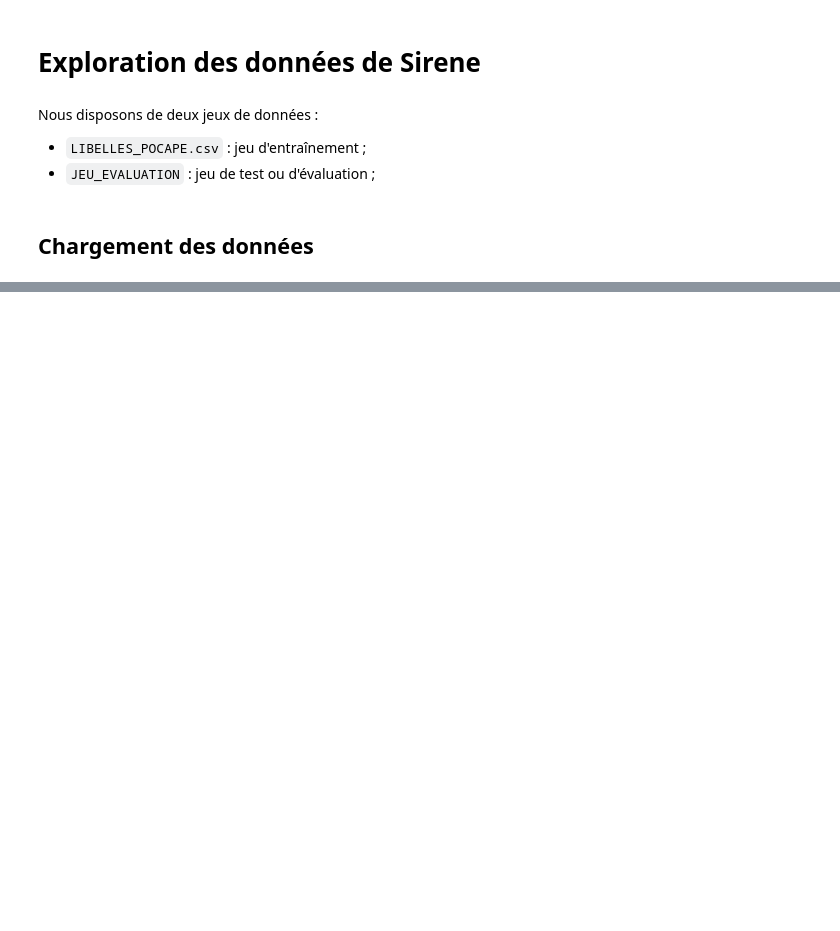
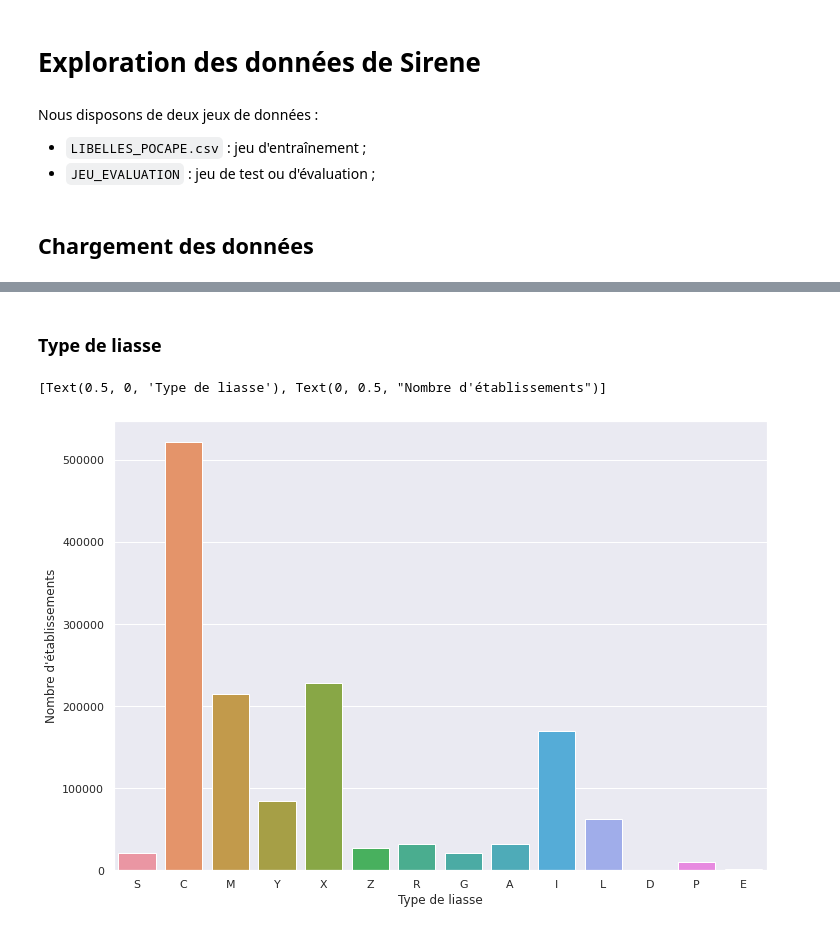
Before and after one commit to InseeFrLab/codif-ape-train, a Jupyter notebook: notebooks/data_exploration.ipynb, the cells around one changed output, grey strips where cells are left out. Cells and saved outputs as stored; diff of their text form; code cells hidden in the pictures; blank space fills up the shorter version.

```diff
--- a/notebooks/data_exploration.ipynb
+++ b/notebooks/data_exploration.ipynb
@@ -14,0 +64,8 @@ ModuleNotFoundError: No module named 'src'
+# %% [markdown]
+### Type de liasse
+# %%
+ax = sns.countplot(x="auto", data=df)
+ax.set(xlabel="Type de liasse", ylabel="Nombre d'établissements")
+# %% [output]
+[Text(0.5, 0, 'Type de liasse'), Text(0, 0.5, "Nombre d'établissements")]
+[figure, added]
```
Also changed, not shown: parts of 25 cells of this notebook.
